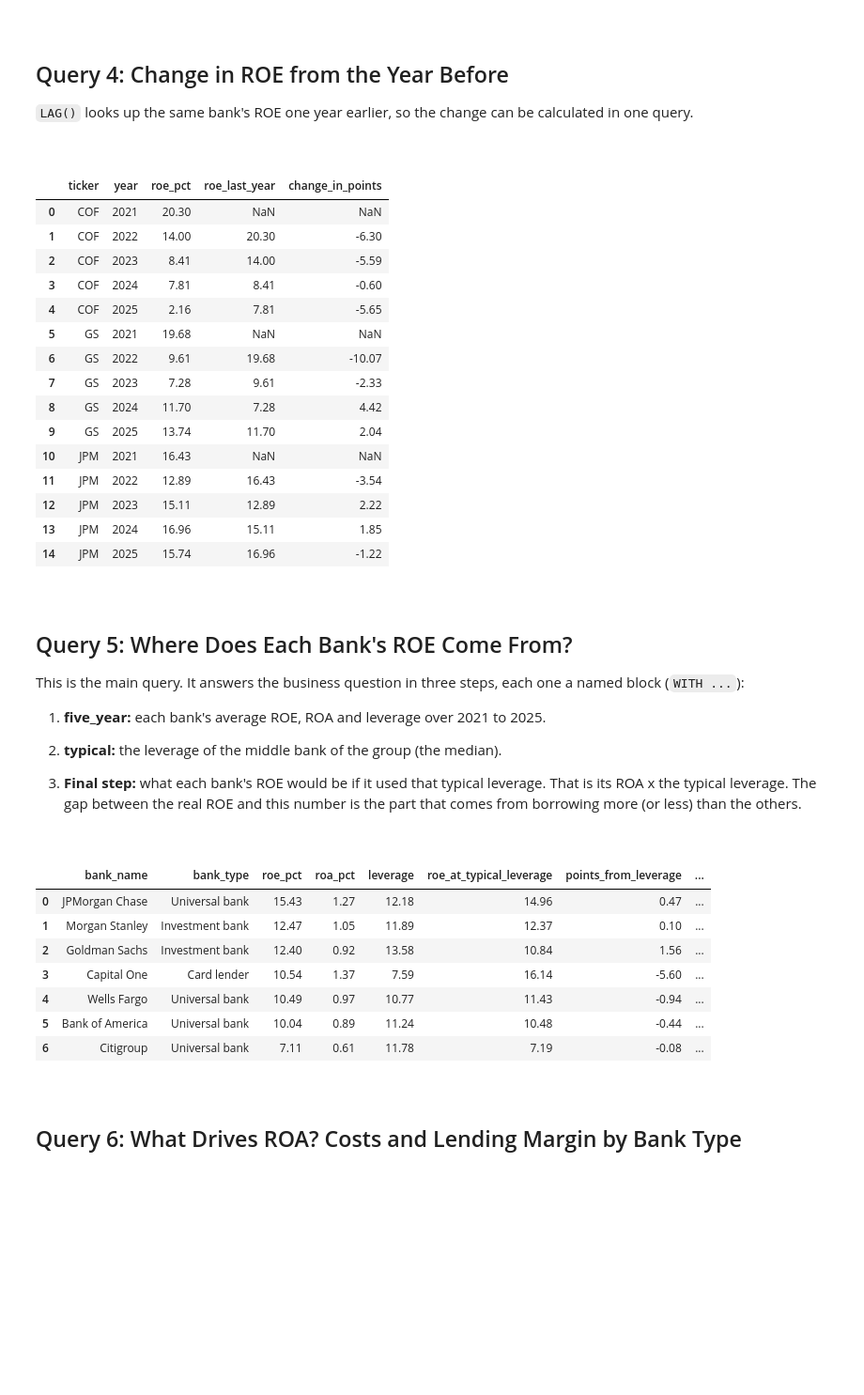
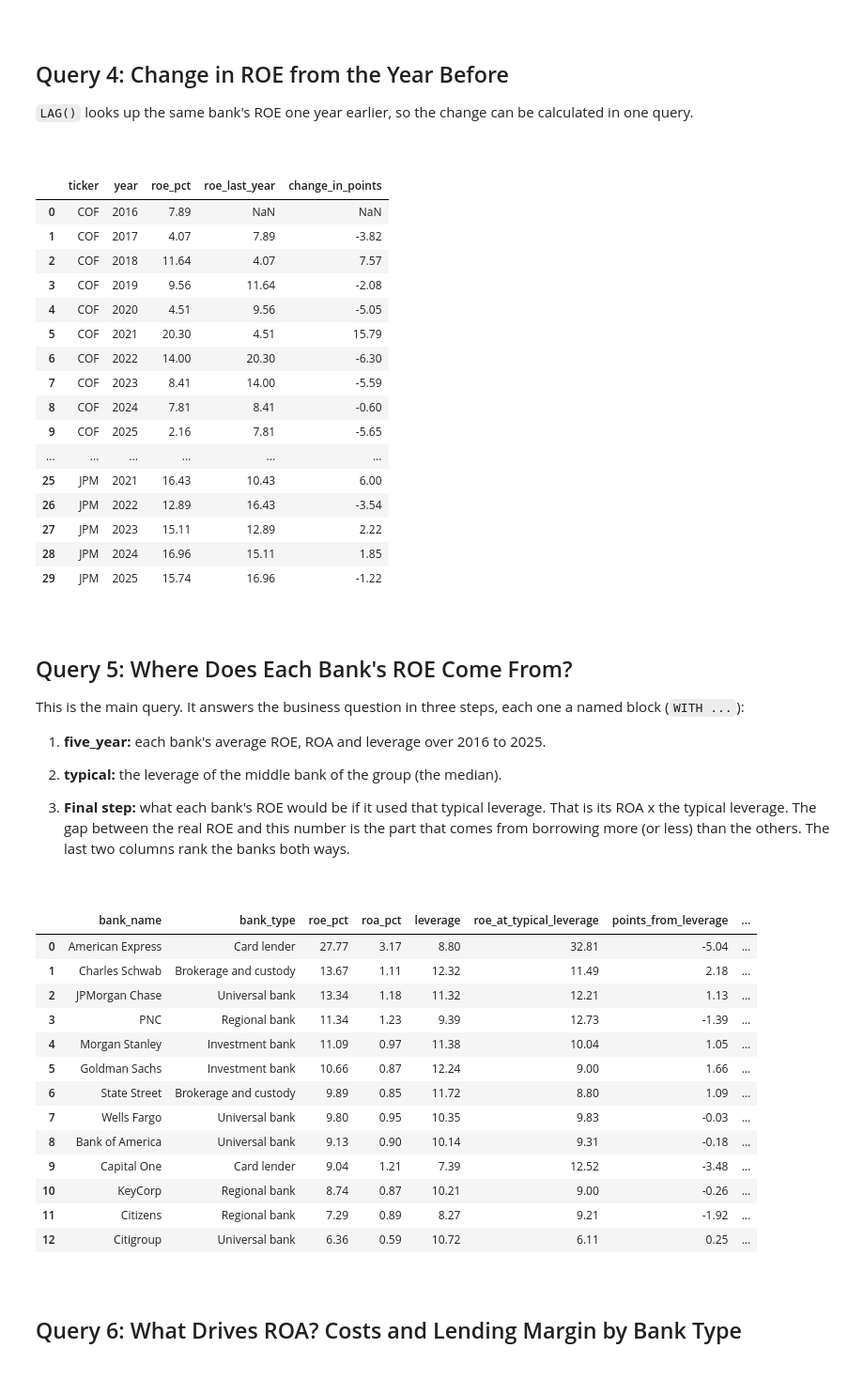
Before and after one commit to Rahulkulkarni2002/Bank-financial-ratio-analysis, a Jupyter notebook: Bank.ipynb, the cells around one changed output. Shown at 94% size. Drawn from its saved outputs; the diff is of its cells as text; code cells hidden in the pictures; blank space fills up the shorter version.

```diff
--- a/Bank.ipynb
+++ b/Bank.ipynb
@@ -44,7 +44,7 @@ import pandas as pd
 
 headers = {"User-Agent": "Your Name your.email@example.com"}
 
-# The 7 banks and their SEC company numbers (CIK)
+# The 13 banks and their SEC company numbers (CIK)
 banks = {
     "JPM": 19617,
     "BAC": 70858,
@@ -52,7 +52,13 @@ banks = {
     "C": 831001,
     "GS": 886982,
     "MS": 895421,
+    "PNC": 713676,
+    "KEY": 91576,
+    "CFG": 759944,
     "COF": 927628,
+    "AXP": 4962,
+    "SCHW": 316709,
+    "STT": 93751,
 }
 # %% [markdown]
 <br>
@@ -64,7 +70,7 @@ Banks do not all use the same tag for revenue. Some report `Revenues`, others re
 # For each number we need: the tags to try, and whether it is a balance sheet number.
 # Income statement numbers cover a full year. Balance sheet numbers are a snapshot on December 31.
 items = {
-    "net_income": (["NetIncomeLoss"], False),
+    "net_income": (["NetIncomeLoss", "ProfitLoss"], False),
     "net_interest_income": (["InterestIncomeExpenseNet"], False),
     "revenue": (["Revenues", "RevenuesNetOfInterestExpense"], False),
     "noninterest_expense": (["NoninterestExpense"], False),
@@ -72,7 +78,7 @@ items = {
     "total_equity": (["StockholdersEquity"], True),
 }
 
-years = [2021, 2022, 2023, 2024, 2025]
+years = [2016, 2017, 2018, 2019, 2020, 2021, 2022, 2023, 2024, 2025]
 # %%
 rows = []
 
@@ -344,21 +392,22 @@ ORDER BY ticker, year
 """).df()
 # %% [output]
 |  | ticker | year | roe_pct | roe_last_year | change_in_points |
-| 0 | COF | 2021 | 20.30 | NaN | NaN |
-| 1 | COF | 2022 | 14.00 | 20.30 | -6.30 |
-| 2 | COF | 2023 | 8.41 | 14.00 | -5.59 |
-| 3 | COF | 2024 | 7.81 | 8.41 | -0.60 |
-| 4 | COF | 2025 | 2.16 | 7.81 | -5.65 |
-| 5 | GS | 2021 | 19.68 | NaN | NaN |
-| 6 | GS | 2022 | 9.61 | 19.68 | -10.07 |
-| 7 | GS | 2023 | 7.28 | 9.61 | -2.33 |
-| 8 | GS | 2024 | 11.70 | 7.28 | 4.42 |
-| 9 | GS | 2025 | 13.74 | 11.70 | 2.04 |
-| 10 | JPM | 2021 | 16.43 | NaN | NaN |
-| 11 | JPM | 2022 | 12.89 | 16.43 | -3.54 |
-| 12 | JPM | 2023 | 15.11 | 12.89 | 2.22 |
-| 13 | JPM | 2024 | 16.96 | 15.11 | 1.85 |
-| 14 | JPM | 2025 | 15.74 | 16.96 | -1.22 |
+| 0 | COF | 2016 | 7.89 | NaN | NaN |
+| 1 | COF | 2017 | 4.07 | 7.89 | -3.82 |
+| 2 | COF | 2018 | 11.64 | 4.07 | 7.57 |
+| 3 | COF | 2019 | 9.56 | 11.64 | -2.08 |
+| 4 | COF | 2020 | 4.51 | 9.56 | -5.05 |
+| 5 | COF | 2021 | 20.30 | 4.51 | 15.79 |
+| 6 | COF | 2022 | 14.00 | 20.30 | -6.30 |
+| 7 | COF | 2023 | 8.41 | 14.00 | -5.59 |
+| 8 | COF | 2024 | 7.81 | 8.41 | -0.60 |
+| 9 | COF | 2025 | 2.16 | 7.81 | -5.65 |
+| ... | ... | ... | ... | ... | ... |
+| 25 | JPM | 2021 | 16.43 | 10.43 | 6.00 |
+| 26 | JPM | 2022 | 12.89 | 16.43 | -3.54 |
+| 27 | JPM | 2023 | 15.11 | 12.89 | 2.22 |
+| 28 | JPM | 2024 | 16.96 | 15.11 | 1.85 |
+| 29 | JPM | 2025 | 15.74 | 16.96 | -1.22 |
 # %% [markdown]
 <br>
 
@@ -366,11 +415,11 @@ ORDER BY ticker, year
 
 This is the main query. It answers the business question in three steps, each one a named block (`WITH ...`):
 
-1. **five_year:** each bank's average ROE, ROA and leverage over 2021 to 2025.
+1. **five_year:** each bank's average ROE, ROA and leverage over 2016 to 2025.
 
 2. **typical:** the leverage of the middle bank of the group (the median).
 
-3. **Final step:** what each bank's ROE would be if it used that typical leverage. That is its ROA x the typical leverage. The gap between the real ROE and this number is the part that comes from borrowing more (or less) than the others.
+3. **Final step:** what each bank's ROE would be if it used that typical leverage. That is its ROA x the typical leverage. The gap between the real ROE and this number is the part that comes from borrowing more (or less) than the others. The last two columns rank the banks both ways.
 
 <br>
 # %%
@@ -380,41 +429,47 @@ WITH five_year AS (
         ticker,
         bank_name,
         bank_type,
         ROUND(AVG(roe_pct), 2) AS roe_pct,
         ROUND(AVG(roa_pct), 2) AS roa_pct,
         ROUND(AVG(leverage), 2) AS leverage
     FROM ratios
     GROUP BY ticker, bank_name, bank_type
 ),
 typical AS (
     SELECT MEDIAN(leverage) AS typical_leverage
     FROM five_year
 )
 SELECT
     f.bank_name,
     f.bank_type,
     f.roe_pct,
     f.roa_pct,
     f.leverage,
     ROUND(f.roa_pct * t.typical_leverage, 2) AS roe_at_typical_leverage,
     ROUND(f.roe_pct - f.roa_pct * t.typical_leverage, 2) AS points_from_leverage,
     RANK() OVER (ORDER BY f.roe_pct DESC) AS rank_by_roe,
-    RANK() OVER (ORDER BY f.roa_pct DESC) AS rank_by_roa
+    RANK() OVER (ORDER BY f.roa_pct * t.typical_leverage DESC) AS rank_at_typical_leverage
 FROM five_year AS f
 CROSS JOIN typical AS t
 ORDER BY f.roe_pct DESC
 """).df()
 
 dupont
 # %% [output]
 |  | bank_name | bank_type | roe_pct | roa_pct | leverage | roe_at_typical_leverage | points_from_leverage | ... |
-| 0 | JPMorgan Chase | Universal bank | 15.43 | 1.27 | 12.18 | 14.96 | 0.47 | ... |
-| 1 | Morgan Stanley | Investment bank | 12.47 | 1.05 | 11.89 | 12.37 | 0.10 | ... |
-| 2 | Goldman Sachs | Investment bank | 12.40 | 0.92 | 13.58 | 10.84 | 1.56 | ... |
-| 3 | Capital One | Card lender | 10.54 | 1.37 | 7.59 | 16.14 | -5.60 | ... |
-| 4 | Wells Fargo | Universal bank | 10.49 | 0.97 | 10.77 | 11.43 | -0.94 | ... |
-| 5 | Bank of America | Universal bank | 10.04 | 0.89 | 11.24 | 10.48 | -0.44 | ... |
-| 6 | Citigroup | Universal bank | 7.11 | 0.61 | 11.78 | 7.19 | -0.08 | ... |
+| 0 | American Express | Card lender | 27.77 | 3.17 | 8.80 | 32.81 | -5.04 | ... |
+| 1 | Charles Schwab | Brokerage and custody | 13.67 | 1.11 | 12.32 | 11.49 | 2.18 | ... |
+| 2 | JPMorgan Chase | Universal bank | 13.34 | 1.18 | 11.32 | 12.21 | 1.13 | ... |
+| 3 | PNC | Regional bank | 11.34 | 1.23 | 9.39 | 12.73 | -1.39 | ... |
+| 4 | Morgan Stanley | Investment bank | 11.09 | 0.97 | 11.38 | 10.04 | 1.05 | ... |
+| 5 | Goldman Sachs | Investment bank | 10.66 | 0.87 | 12.24 | 9.00 | 1.66 | ... |
+| 6 | State Street | Brokerage and custody | 9.89 | 0.85 | 11.72 | 8.80 | 1.09 | ... |
+| 7 | Wells Fargo | Universal bank | 9.80 | 0.95 | 10.35 | 9.83 | -0.03 | ... |
+| 8 | Bank of America | Universal bank | 9.13 | 0.90 | 10.14 | 9.31 | -0.18 | ... |
+| 9 | Capital One | Card lender | 9.04 | 1.21 | 7.39 | 12.52 | -3.48 | ... |
+| 10 | KeyCorp | Regional bank | 8.74 | 0.87 | 10.21 | 9.00 | -0.26 | ... |
+| 11 | Citizens | Regional bank | 7.29 | 0.89 | 8.27 | 9.21 | -1.92 | ... |
+| 12 | Citigroup | Universal bank | 6.36 | 0.59 | 10.72 | 6.11 | 0.25 | ... |
 # %% [markdown]
 <br>
 
```
Also changed, not shown: parts of 17 cells of this notebook, 7 other files.
